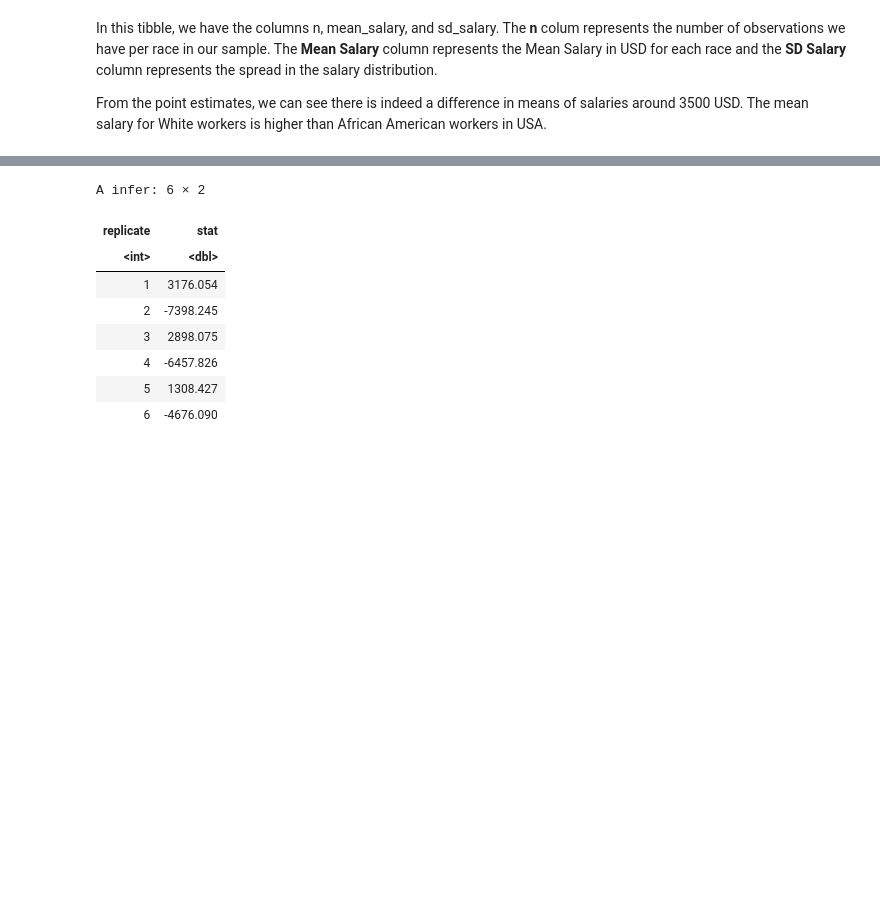
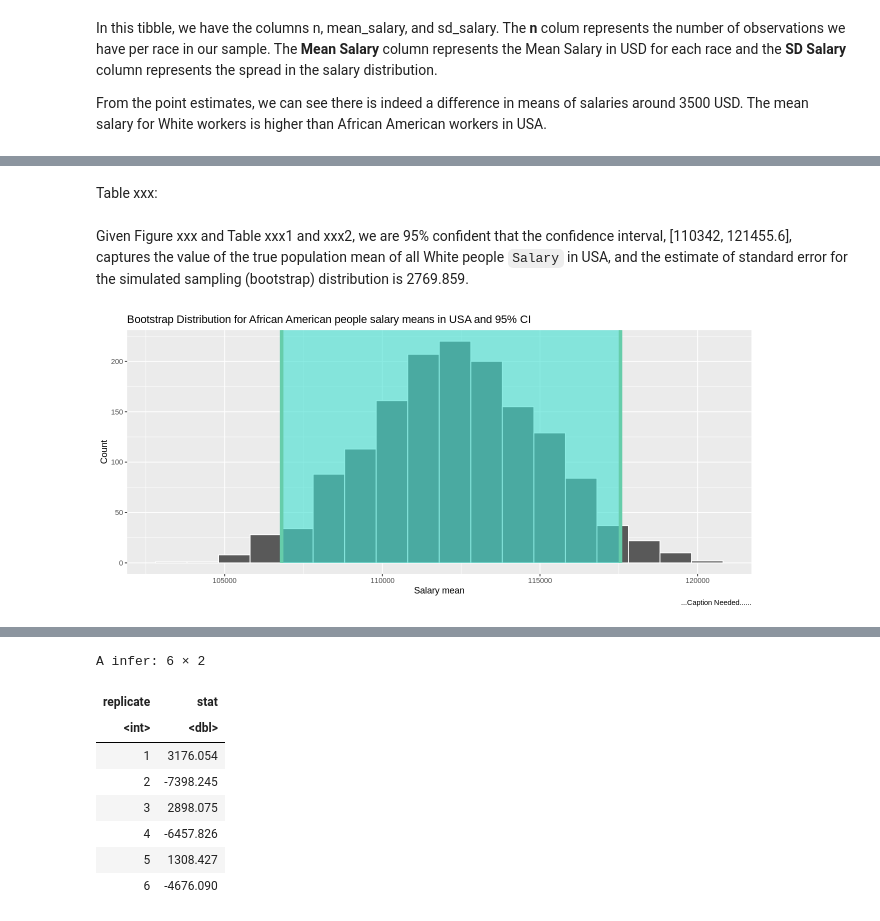
Before and after one commit to hongkailiu123/Race-VS.-Annual-Income-Statistical-Inference-Report, a Jupyter notebook: Final_Report.ipynb, the cells around one changed output, grey strips where cells are left out. Cells and saved outputs as stored; diff of their text form; code cells hidden in the pictures; blank space fills up the shorter version.

```diff
--- a/Final_Report.ipynb
+++ b/Final_Report.ipynb
@@ -187,0 +333,8 @@ Based on the preliminary point estimate results, we anticipate rejecting the nul
+# %% [markdown]
+Table xxx:
+# %% [markdown]
+Given Figure xxx and Table xxx1 and xxx2, we are 95% confident that the confidence interval, [110342, 121455.6], captures the value of the true population mean of all White people `Salary` in USA, and the estimate of standard error for the simulated sampling (bootstrap) distribution is 2769.859.
+# %%
+bootstrap_african_american_means_dist
+# %% [output]
+[figure, added]
```
Also changed, not shown: parts of 55 cells of this notebook.
